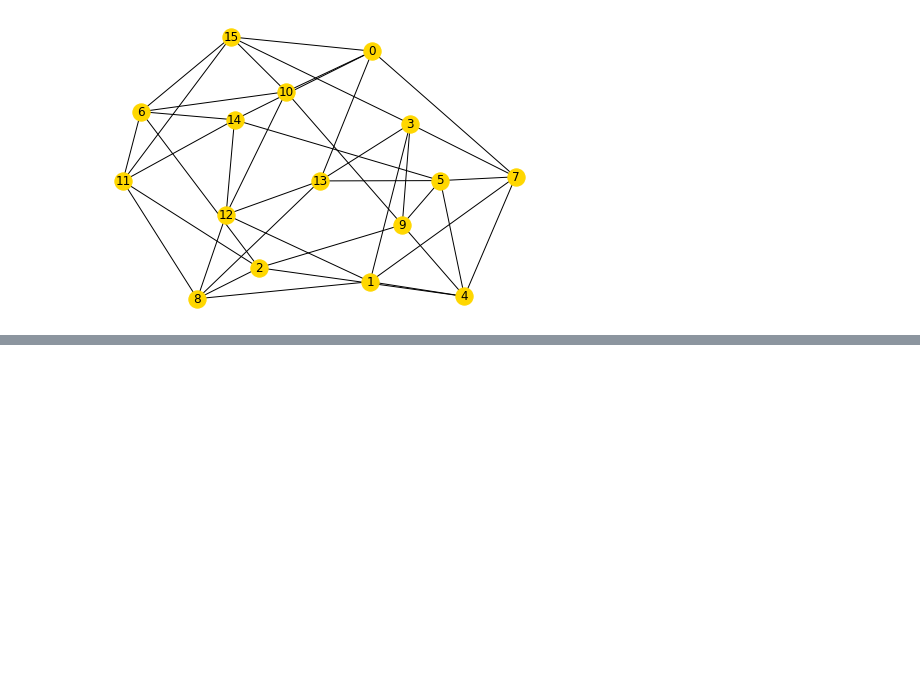
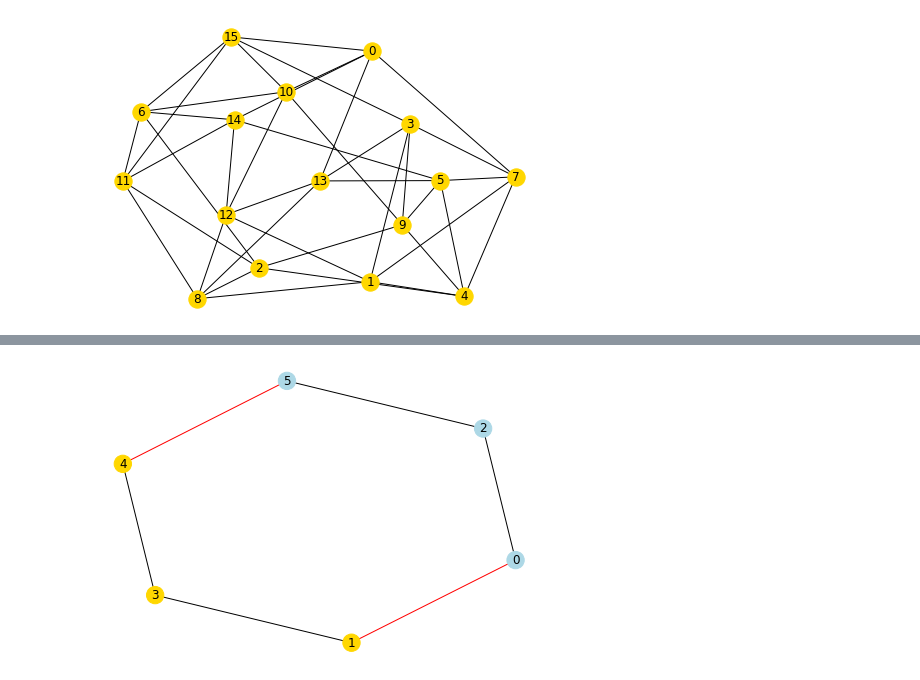
Before and after one commit to teaguetomesh/dqva-and-circuit-cutting, a Jupyter notebook: combining_QSPLIT_and_cutQC.ipynb, the cells around one changed output, grey strips where cells are left out. Saved outputs shown, nothing was run; the diff lists cells and outputs as text; code cells hidden in the pictures; blank space fills up the shorter version.

```diff
--- a/combining_QSPLIT_and_cutQC.ipynb
+++ b/combining_QSPLIT_and_cutQC.ipynb
@@ -617,0 +782,5 @@ nx.draw_spring(G, with_labels=True, node_color='gold')
+# %%
+kl_bisection = kernighan_lin_bisection(G)
+view_partition(kl_bisection, G)
+# %% [output]
+[figure, added]
```
Also changed, not shown: parts of 9 cells of this notebook, 2 other files.
